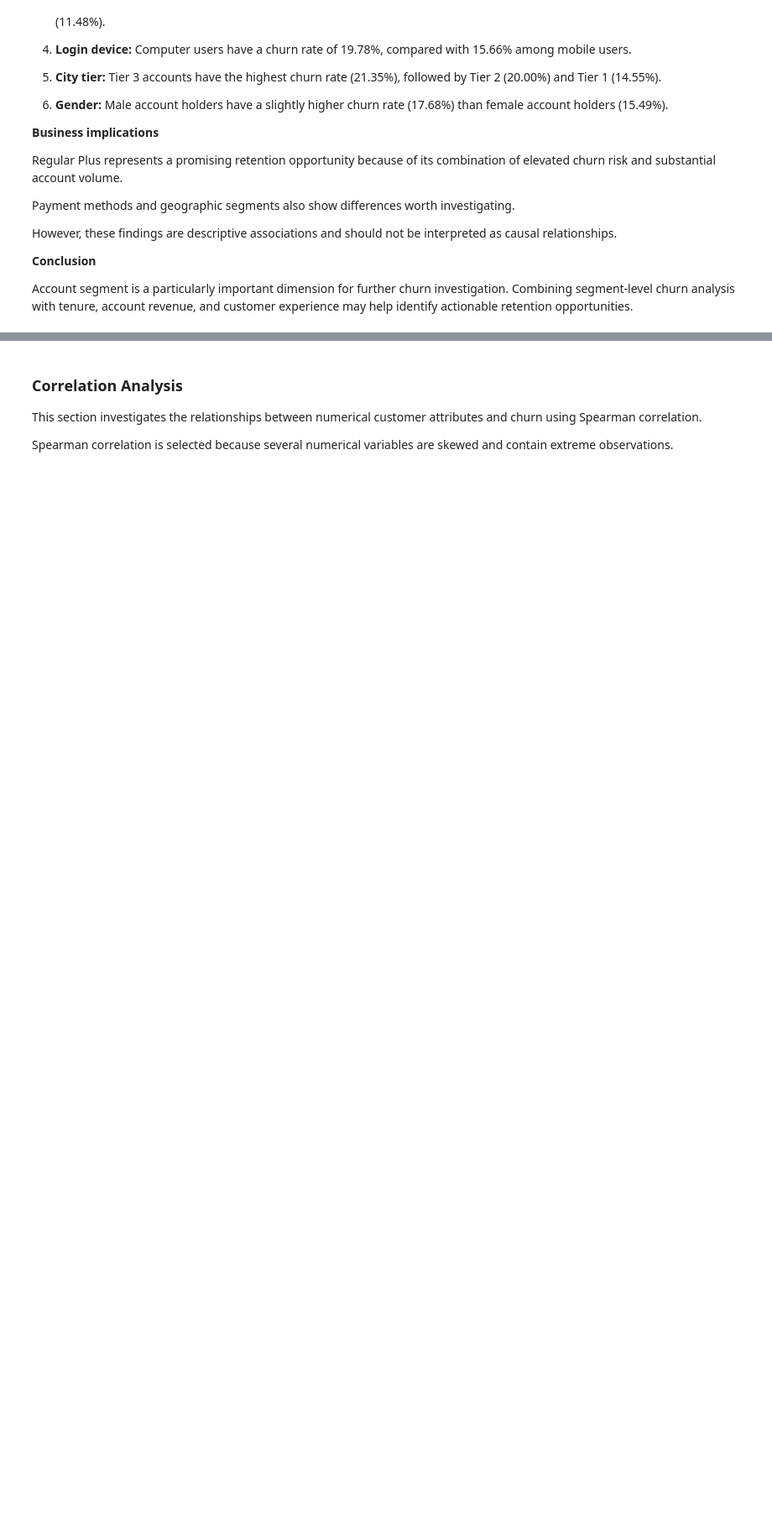
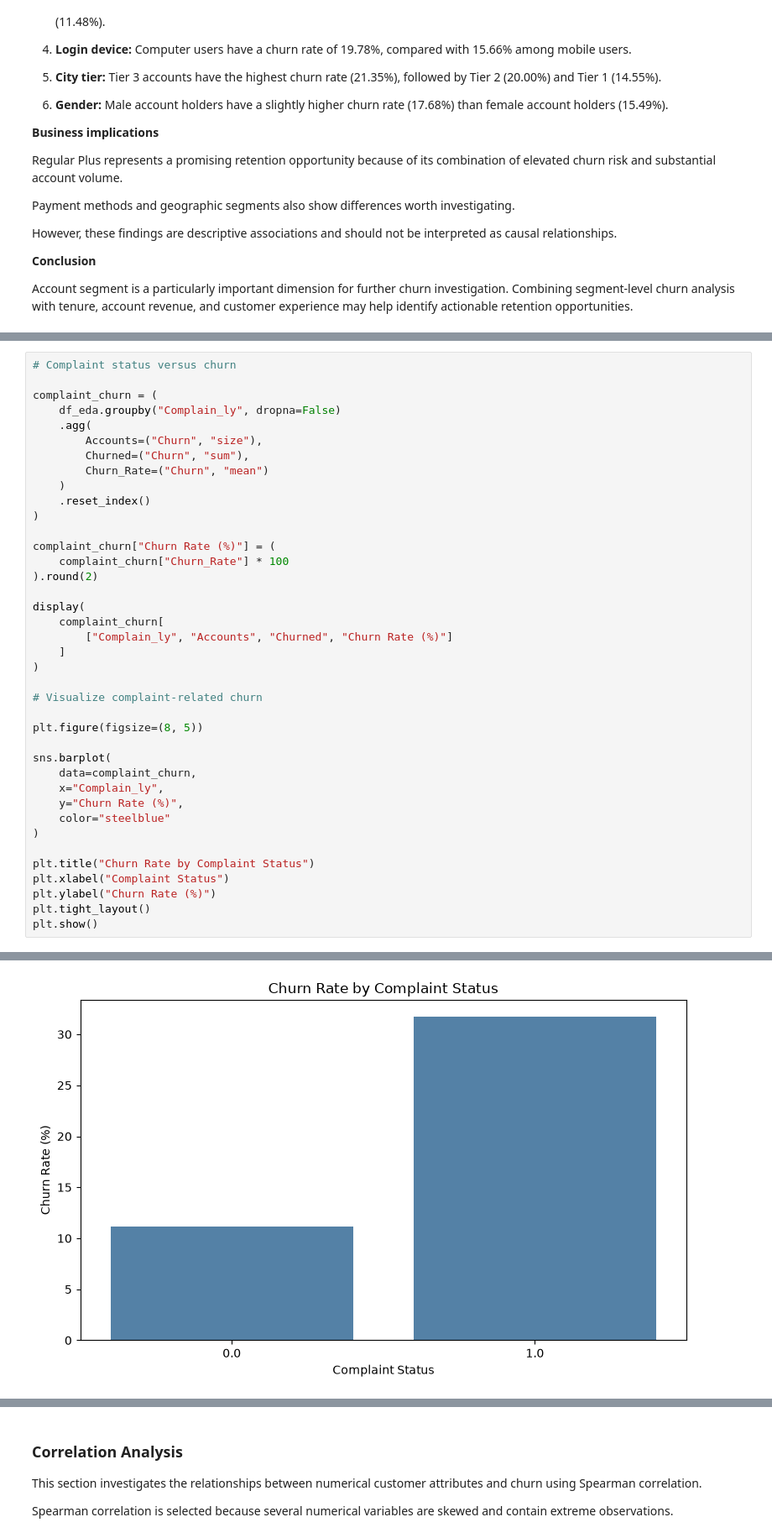
Before and after one commit to timayabi2020/churn-prediction-mlops, a Jupyter notebook: notebooks/churn_prediction.ipynb, the cells around one changed output, grey strips where cells are left out. Shown at 84% size. Cells and saved outputs as stored; diff of their text form; blank space fills up the shorter version.

```diff
--- a/notebooks/churn_prediction.ipynb
+++ b/notebooks/churn_prediction.ipynb
@@ -1329,0 +1435,40 @@ Account segment is a particularly important dimension for further churn investig
+# %%
+# Complaint status versus churn
+
+complaint_churn = (
+    df_eda.groupby("Complain_ly", dropna=False)
+    .agg(
+        Accounts=("Churn", "size"),
+        Churned=("Churn", "sum"),
+        Churn_Rate=("Churn", "mean")
+    )
+    .reset_index()
+)
+
+complaint_churn["Churn Rate (%)"] = (
+    complaint_churn["Churn_Rate"] * 100
+).round(2)
+
+display(
+    complaint_churn[
+        ["Complain_ly", "Accounts", "Churned", "Churn Rate (%)"]
+    ]
+)
+
+# Visualize complaint-related churn
+
+plt.figure(figsize=(8, 5))
+
+sns.barplot(
+    data=complaint_churn,
+    x="Complain_ly",
+    y="Churn Rate (%)",
+    color="steelblue"
+)
+
+plt.title("Churn Rate by Complaint Status")
+plt.xlabel("Complaint Status")
+plt.ylabel("Churn Rate (%)")
+plt.tight_layout()
+plt.show()
+# %% [output]
@@ -1329,0 +1478 @@ Account segment is a particularly important dimension for further churn investig
+[figure, added]
```
Also changed, not shown: parts of 9 cells of this notebook.
